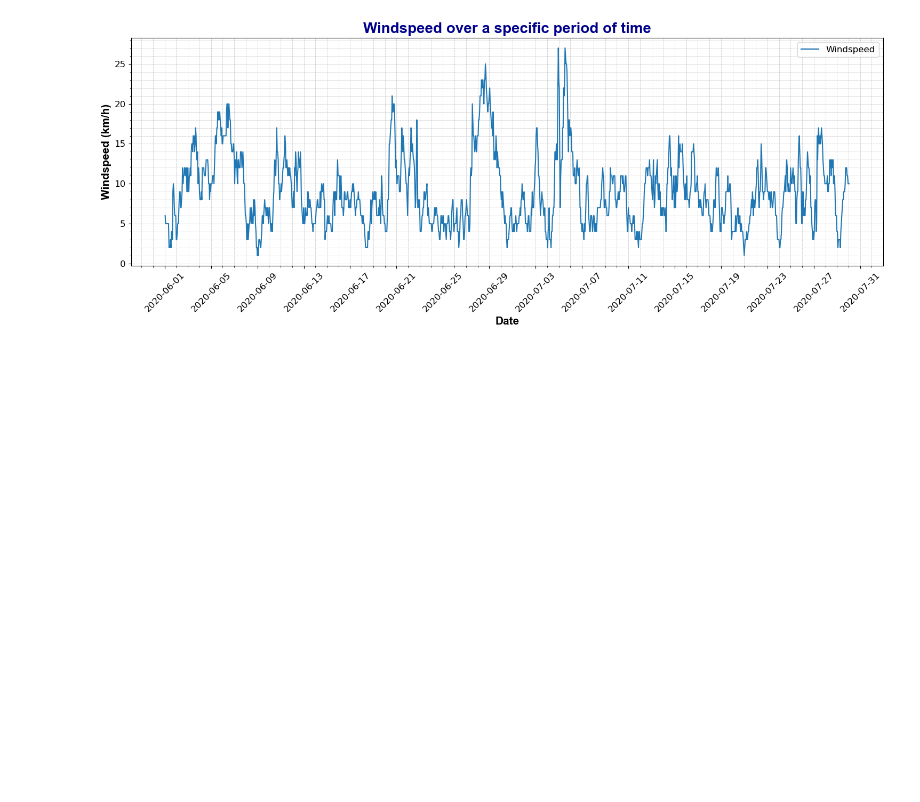
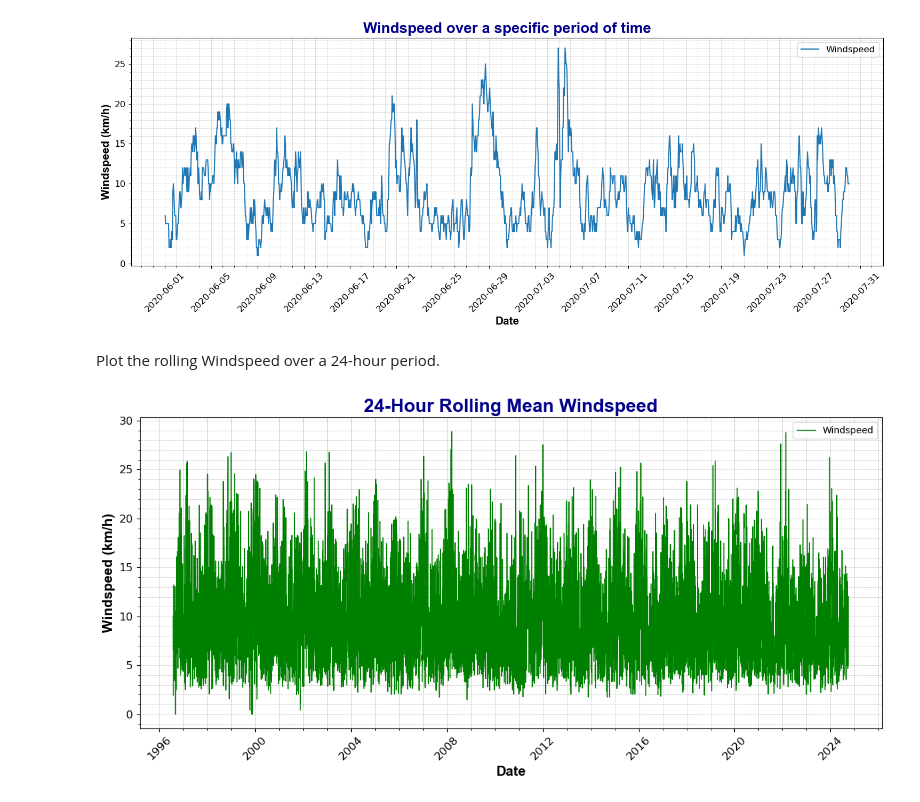
Before and after one commit to TomUszyn/PFDA-assignments, a Jupyter notebook: assingment_6_Weather.ipynb, the cells around one changed output. Drawn from its saved outputs; the diff is of its cells as text; code cells hidden in the pictures; blank space fills up the shorter version.

Commit message:
Added rolling mean plots and daily max windspeed plots.

```diff
--- a/assingment_6_Weather.ipynb
+++ b/assingment_6_Weather.ipynb
@@ -295,3 +295,24 @@ plt.tight_layout()
 plt.show()
 # %% [output]
 [figure]
+# %% [markdown]
+Plot the rolling Windspeed over a 24-hour period.
+# %%
+# Calculate the 24-hour rolling mean windspeed
+df['rollingWindspeed'] = df['wdsp'].rolling(window=24).mean()
+
+# Plot with Seaborn
+plt.figure(figsize=(12, 6))
+sns.lineplot(data=df, x="date", y="rollingWindspeed", color='green', linestyle='-', linewidth=1)
+plt.title('24-Hour Rolling Mean Windspeed', fontsize=20, fontweight='bold', fontname='Arial', color='darkblue')
+plt.xlabel('Date', fontsize=15, fontweight='bold', fontname='Arial')
+plt.ylabel('Windspeed (km/h)', fontsize=15, fontweight='bold', fontname='Arial')
+plt.grid(True, which='both', linestyle='--', linewidth=0.4)
+plt.xticks(fontsize=12, rotation=45)
+plt.yticks(fontsize=12)
+plt.minorticks_on()
+plt.legend(['Windspeed'], loc='upper right', fontsize=10)
+plt.tight_layout()  # Adjust layout to fit labels
+plt.show()
+# %% [output]
+[figure, added]
```
Also changed, not shown: parts of 6 cells of this notebook.
